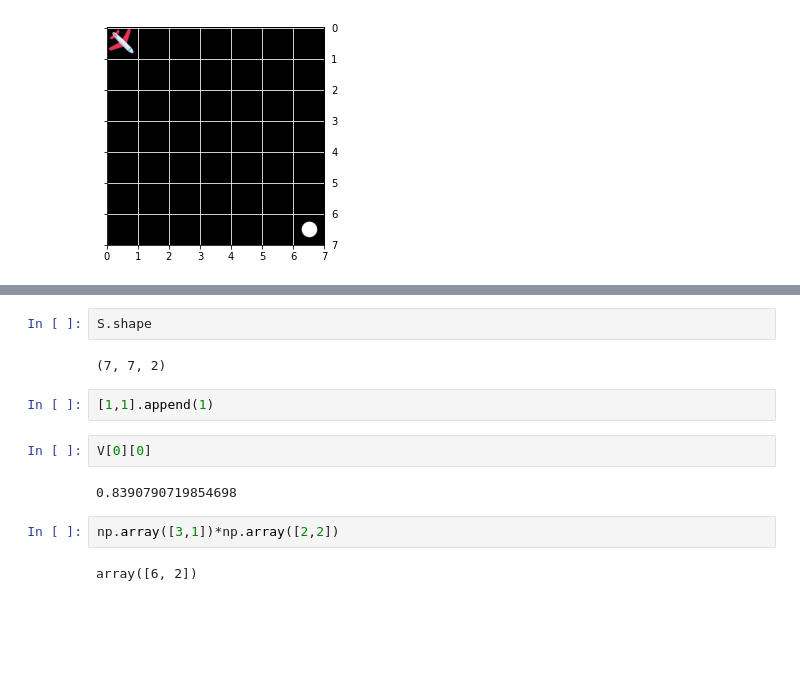
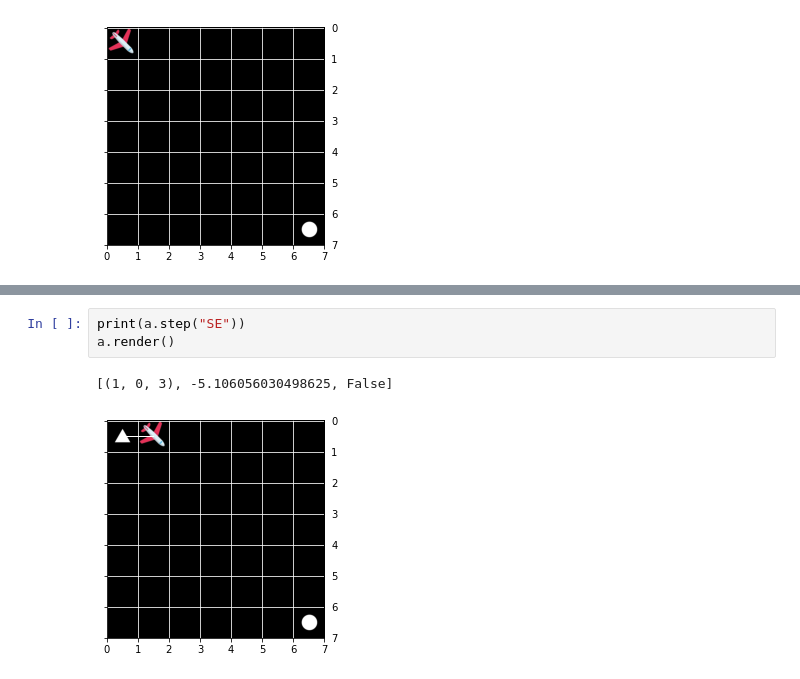
Before and after one commit to TheBlackCat22/Wind-Energy-based-Path-Planning-For-UAV, a Jupyter notebook: main.ipynb, the cells around one changed output, grey strips where cells are left out. Drawn from its saved outputs; the diff is of its cells as text; blank space fills up the shorter version.

Commit message:
added step

```diff
--- a/main.ipynb
+++ b/main.ipynb
@@ -75,14 +16,6 @@ IndexError: index 7 is out of bounds for axis 1 with size 7
-# %%
-S.shape
-# %% [output]
-(7, 7, 2)
-# %%
-[1,1].append(1)
-# %%
-V[0][0]
-# %% [output]
-0.8390790719854698
-# %%
-np.array([3,1])*np.array([2,2])
-# %% [output]
-array([6, 2])
+# %%
+print(a.step("SE"))
+a.render()
+# %% [output]
+[(1, 0, 3), -5.106056030498625, False]
+[figure, added]
```
Also changed, not shown: parts of 18 cells of this notebook, 1 other file.
